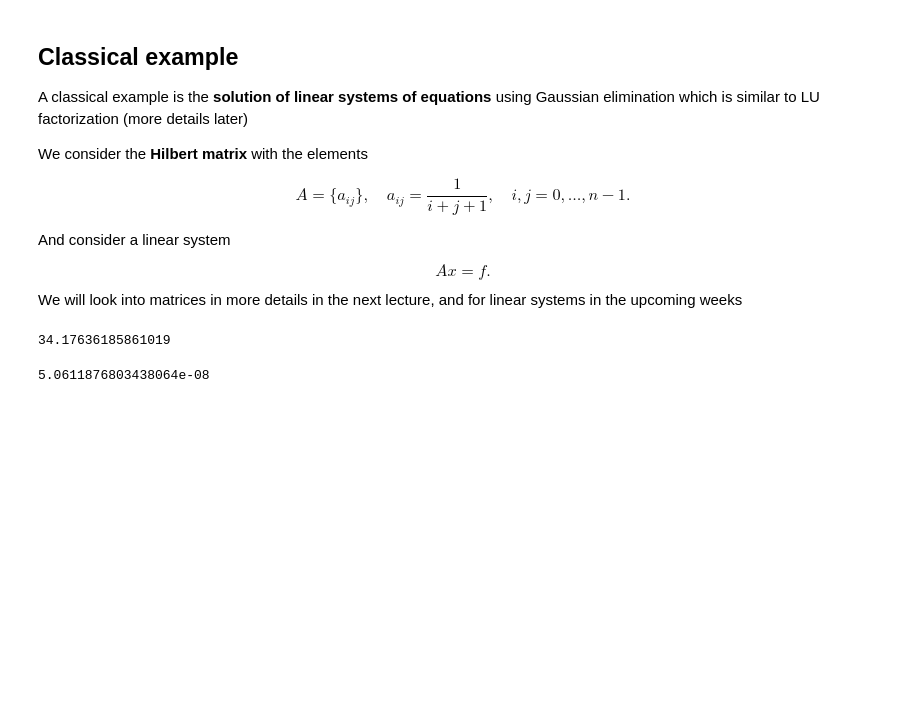
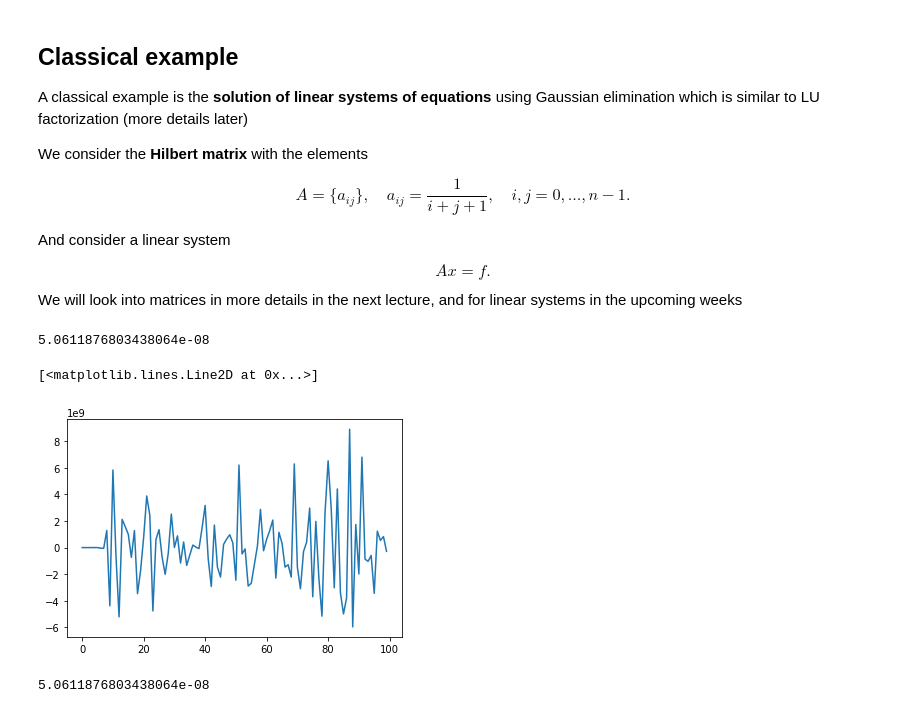
Before and after one commit to oseledets/nla2020, a Jupyter notebook: lectures/lecture1/lecture-1.ipynb, the cells around one changed output. Saved outputs shown, nothing was run; the diff lists cells and outputs as text; code cells hidden in the pictures; blank space fills up the shorter version.

```diff
--- a/lectures/lecture1/lecture-1.ipynb
+++ b/lectures/lecture1/lecture-1.ipynb
@@ -535,14 +535,17 @@ We will look into matrices in more details in the next lecture, and for linear s
 # %%
 import numpy as np
 n = 100
 a = [[1.0/(i + j + 1) for i in range(n)] for j in range(n)] # Hilbert matrix
 A = jnp.array(a)
-rhs =  jax.random.normal(jax.random.PRNGKey(0), (n,))
+#rhs =  jax.random.normal(jax.random.PRNGKey(0), (n,))
+rhs = jnp.ones(n)
 sol = jnp.linalg.solve(A, rhs)
 print(jnp.linalg.norm(A @ sol - rhs)/jnp.linalg.norm(rhs))
-#plt.plot(sol)
+plt.plot(sol)
 # %% [output]
-34.17636185861019
+5.0611876803438064e-08
+[<matplotlib.lines.Line2D at 0x...>]
+[figure, added]
 # %%
 rhs = jnp.ones(n)
 sol = jnp.linalg.solve(A, rhs)
```
Also changed, not shown: parts of 7 cells of this notebook, 1 other file.
